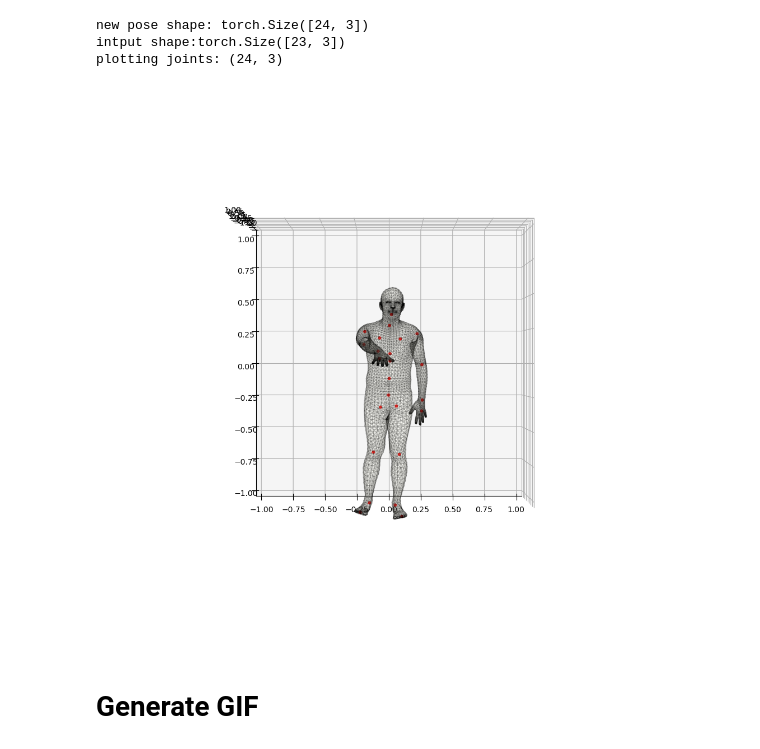
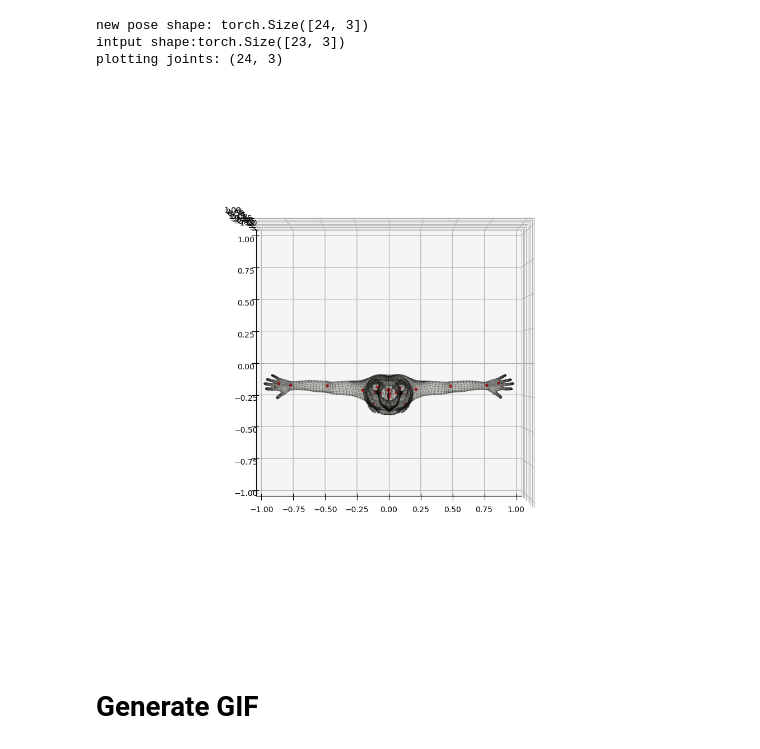
Before and after one commit to syKevinPeng/PoseFall, a Jupyter notebook: src/visulization/playground_visulize_smpl.ipynb, the cells around one changed output. Saved outputs shown, nothing was run; the diff lists cells and outputs as text; code cells hidden in the pictures.

```diff
--- a/src/visulization/playground_visulize_smpl.ipynb
+++ b/src/visulization/playground_visulize_smpl.ipynb
@@ -41,6 +39,7 @@ human_model = smplx.SMPL(
 )
 output = human_model(return_verts=True, return_full_pose=True)
 
+# Rotation
 joint_loc = output.joints.detach().cpu()
 joint_loc = joint_loc[:,:24,:]
 joint_loc = torch.zeros_like(joint_loc)
@@ -52,41 +51,54 @@ print(f'new pose shape: {new_pose.shape}')
 
 joint_ori  = output.get('body_pose').detach().cpu().reshape(-1, 3)
 joint_ori = new_pose[1:,:]
-# joint_ori = torch.zeros_like(joint_ori)
-# modify ith joint
-joint_ori[16, :] = torch.tensor(np.deg2rad([0.0, 90, 0.0]))
+joint_ori = torch.zeros_like(joint_ori)
+
 print(f'intput shape:{joint_ori.shape}')
-output = human_model(body_pose = joint_ori.reshape(1, -1), return_verts=True)
+
+# translation
+trans = torch.tensor([0, 0, 0])
+trans = trans.view(1, 3)
+
+# global orientation
+
+global_orient = torch.tensor(np.deg2rad([90, 0, 0]), dtype=torch.float32)
+global_orient = global_orient.view(1, 3)
+
+output = human_model(body_pose = joint_ori.reshape(1, -1),
+                     return_verts=True,
+                     transl = trans,
+                     global_orient = global_orient,
+                     return_full_pose=True)
 vertices = output.vertices.detach().cpu().numpy().squeeze()
 joints = output.joints.detach().cpu().numpy().squeeze()
 
 
 from matplotlib import pyplot as plt
 from mpl_toolkits.mplot3d import Axes3D
 from mpl_toolkits.mplot3d.art3d import Poly3DCollection
 fig = plt.figure(figsize=(10, 10))
 ax = fig.add_subplot(111, projection='3d')
 ax.view_init(elev=90., azim=-90., roll = 0)
 mesh = Poly3DCollection(vertices[human_model.faces], alpha=0.1)
 face_color = (1.0, 1.0, 0.9)
 edge_color = (0, 0, 0)
 mesh.set_edgecolor(edge_color)
 mesh.set_facecolor(face_color)
 ax.add_collection3d(mesh)
 ax.set_xlim(-1, 1)
 ax.set_ylim(-1, 1)
 ax.set_zlim(-1, 1)
 # ax.scatter(joints[:, 0], joints[:, 1], joints[:, 2], color='r')
 joints = joints[:24, :]
 print(f'plotting joints: {joints.shape}')
 ax.scatter(joints[:, 0], joints[:, 1], joints[:, 2], alpha=1, marker='o', color='r', s=10)
 # plt.savefig('demo.png', dpi=200):, 1], joints[:, 2], alpha=1, marker='o', color='r', s=10)
 plt.show()
 # %% [output]
 new pose shape: torch.Size([24, 3])
 intput shape:torch.Size([23, 3])
 plotting joints: (24, 3)
-[figure, old version]
+[figure, new version]
 # %% [markdown]
 # Generate GIF
 # %%
```
Also changed, not shown: parts of 1 cell of this notebook, 3 other files.
